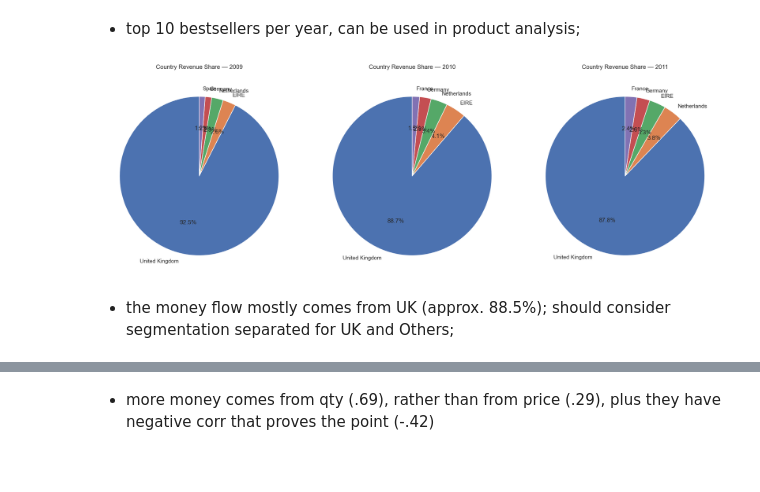
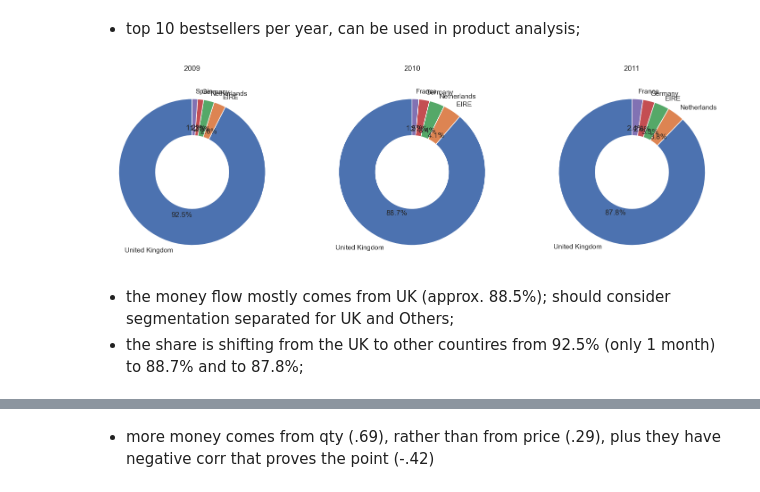
Before and after one commit to zxc0dev/customer-rfm-segmentation-dashboard, a Jupyter notebook: notebooks/01_ingestion_and_eda.ipynb, the cells around one changed output, grey strips where cells are left out. Cells and saved outputs as stored; diff of their text form; code cells hidden in the pictures; blank space fills up the shorter version.

```diff
--- a/notebooks/01_ingestion_and_eda.ipynb
+++ b/notebooks/01_ingestion_and_eda.ipynb
@@ -457,6 +458,8 @@ df['year'] = df['invoice_date'].dt.year
 df['month'] = df['invoice_date'].dt.month
 df['day'] = df['invoice_date'].dt.day
 df['hour'] = df['invoice_date'].dt.hour
+df['day_of_week'] = df['invoice_date'].dt.day_name()
+
 print(df.columns)
 df
 # %% [output]
@@ -598,13 +592,16 @@ top_10_per_year = year_product_rev.groupby('year').head(10).reset_index()
 top_10_per_year = top_10_per_year.drop(columns='index').copy()
 
 for year in top_10_per_year['year'].unique():
-    subset = top_10_per_year[top_10_per_year['year'] == year]
+    subset = top_10_per_year[top_10_per_year['year'] == year].sort_values('revenue', ascending=False)
 
-    plt.figure(figsize=(12, 6))
-    sns.barplot(data=subset, x='revenue', y='description', hue="description", legend=False, palette='viridis')
-    plt.title(f'Top 10 Products by Revenue in {year}')
-    plt.xlabel('Revenue')
-    plt.ylabel('Product')
-    plt.tight_layout()
+    plt.figure(figsize=(14, 7))
+    squarify.plot(
+        sizes=subset['revenue'],
+        label=subset['description'] + '\n£' + subset['revenue'].round(0).astype(int).astype(str),
+        color=sns.color_palette('viridis', len(subset)),
+        alpha=0.85
+    )
+    plt.title(f'Top 10 Products by Revenue — {year}')
+    plt.axis('off')
     plt.show()
 # %% [output]
@@ -616,38 +613,30 @@ for year in top_10_per_year['year'].unique():
 # %%
 year_country_rev = (
     df.groupby(['year', 'country'])['revenue']
       .sum()
       .reset_index()
 )
 
 top_5_per_year = (
     year_country_rev
     .sort_values(['year', 'revenue'], ascending=[True, False])
     .groupby('year')
     .head(5)
 )
 
 years = sorted(top_5_per_year['year'].unique())
-
 fig, axes = plt.subplots(1, len(years), figsize=(6 * len(years), 6))
 
 if len(years) == 1:
     axes = [axes]
 
 for ax, year in zip(axes, years):
     data_year = top_5_per_year[top_5_per_year['year'] == year]
-
-    ax.pie(
-        data_year['revenue'],
-        labels=data_year['country'],
-        autopct='%1.1f%%',
-        startangle=90
-    )
-    ax.set_title(f'Country Revenue Share — {year}')
-
-plt.tight_layout()
-plt.show()
+    ax.pie(data_year['revenue'], labels=data_year['country'], autopct='%1.1f%%',
+           startangle=90, wedgeprops=dict(width=0.5))  # <-- this makes it a donut
+    ax.set_title(f'{year}')
 # %% [output]
-[figure, old version]
+[figure, new version]
 # %% [markdown]
 - the money flow mostly comes from UK (approx. 88.5%); should consider segmentation separated for UK and Others;
+- the share is shifting from the UK to other countires from 92.5% (only 1 month) to 88.7% and to 87.8%;
```
Also changed, not shown: parts of 15 cells of this notebook.
